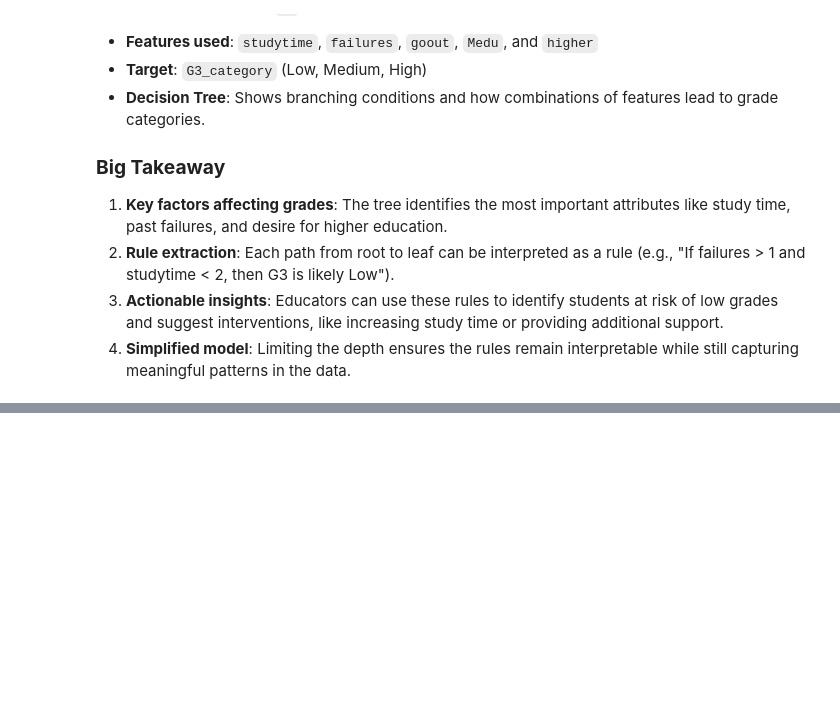
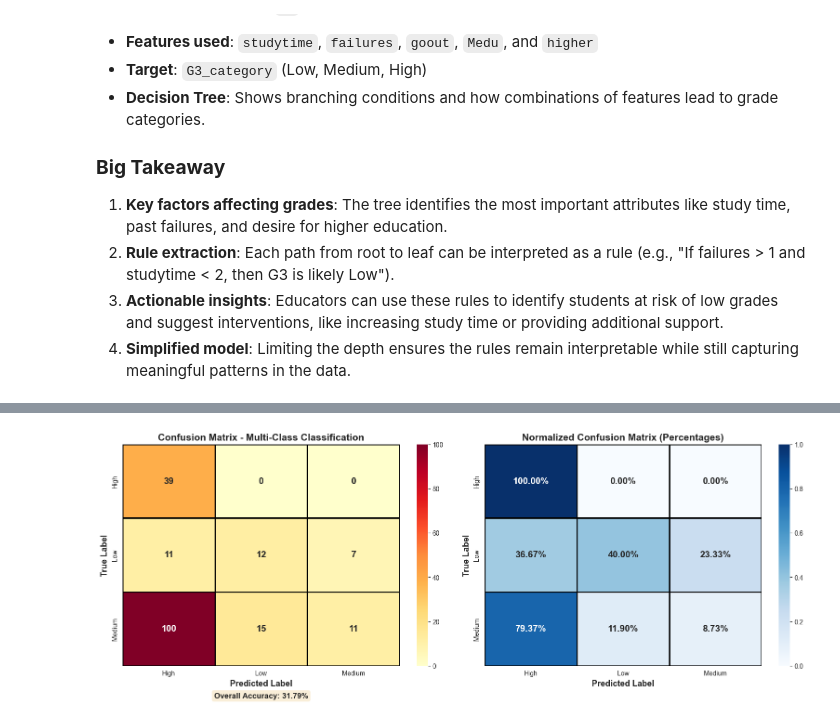
Before and after one commit to orchlonn/CS-456, a Jupyter notebook: Labs/Lab-5/Lab5.ipynb, the cells around one changed output, grey strips where cells are left out. Cells and saved outputs as stored; diff of their text form; code cells hidden in the pictures; blank space fills up the shorter version.

```diff
--- a/Labs/Lab-5/Lab5.ipynb
+++ b/Labs/Lab-5/Lab5.ipynb
@@ -475,0 +898,33 @@ The purpose of this figure is to **extract interpretable rules from the student
+# %%
+# Visualization: Confusion Matrix for Multi-Class Classification
+fig, axes = plt.subplots(1, 2, figsize=(16, 6))
+
+# Confusion Matrix Heatmap
+sns.heatmap(conf_matrix_multi, annot=True, fmt='d', cmap='YlOrRd', cbar=True,
+           xticklabels=target_le_multi.classes_, yticklabels=target_le_multi.classes_,
+           linewidths=2, linecolor='black', annot_kws={'size': 14, 'weight': 'bold'},
+           ax=axes[0])
+axes[0].set_xlabel('Predicted Label', fontsize=13, fontweight='bold')
+axes[0].set_ylabel('True Label', fontsize=13, fontweight='bold')
+axes[0].set_title('Confusion Matrix - Multi-Class Classification', fontsize=15, fontweight='bold')
+
+# Add accuracy text
+accuracy_text_multi = f'Overall Accuracy: {accuracy_multi:.2%}'
+axes[0].text(0.5, -0.12, accuracy_text_multi, ha='center', va='top',
+           transform=axes[0].transAxes, fontsize=12, fontweight='bold',
+           bbox=dict(boxstyle='round', facecolor='wheat', alpha=0.5))
+
+# Normalized Confusion Matrix (Percentages)
+conf_matrix_normalized = conf_matrix_multi.astype('float') / conf_matrix_multi.sum(axis=1)[:, np.newaxis]
+sns.heatmap(conf_matrix_normalized, annot=True, fmt='.2%', cmap='Blues', cbar=True,
+           xticklabels=target_le_multi.classes_, yticklabels=target_le_multi.classes_,
+           linewidths=2, linecolor='black', annot_kws={'size': 14, 'weight': 'bold'},
+           ax=axes[1])
+axes[1].set_xlabel('Predicted Label', fontsize=13, fontweight='bold')
+axes[1].set_ylabel('True Label', fontsize=13, fontweight='bold')
+axes[1].set_title('Normalized Confusion Matrix (Percentages)', fontsize=15, fontweight='bold')
+
+plt.tight_layout()
+plt.show()
+# %% [output]
+[figure, added]
```
Also changed, not shown: parts of 21 cells of this notebook.
